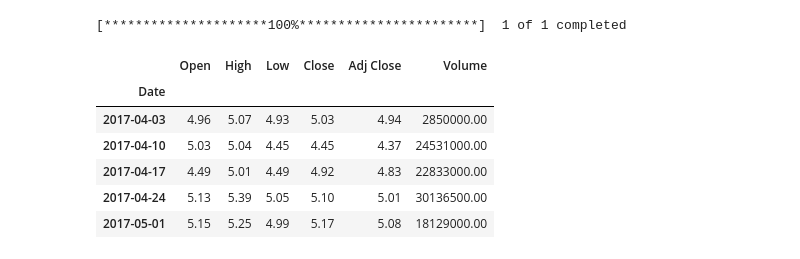
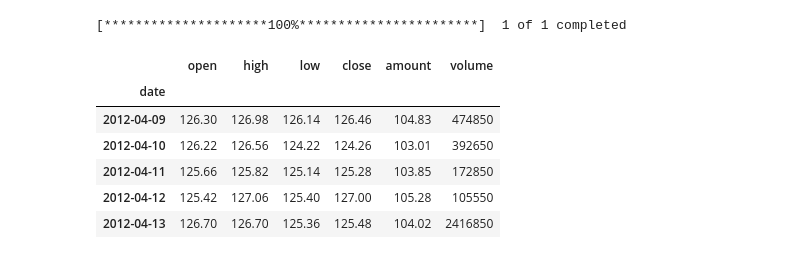
Before and after one commit to nexus4812/jupyter-sandbox, a Jupyter notebook: src/relative-strength-index-rsi-in-python.ipynb, the cells around one changed output. Saved outputs shown, nothing was run; the diff lists cells and outputs as text; code cells hidden in the pictures.

```diff
--- a/src/relative-strength-index-rsi-in-python.ipynb
+++ b/src/relative-strength-index-rsi-in-python.ipynb
@@ -13,20 +13,35 @@ import seaborn as sns
 pd.options.display.float_format = '{:6.2f}'.format
 # %%
+def convert_df_to_stock_df(df):
+    sdf = df.copy()
+    sdf.rename(columns={
+        'Open': 'open',
+        'High': 'high',
+        'Low': 'low',
+        'Close': 'close',
+        'Adj Close': 'amount',
+        'Volume': 'volume',
+    }, inplace=True)
+    sdf.index.names = ['date']
+    return StockDataFrame(sdf)
+
 data = yf.download(
-        tickers = "SOXL",
-        period = "5y",
+        tickers = "VOO",
+        period = "10y",
 
         # Valid intervals: [1m, 2m, 5m, 15m, 30m, 60m, 90m, 1h, 1d, 5d, 1wk, 1mo, 3mo]
-        interval = "1wk",
+        interval = "1d",
         group_by = 'ticker',
 )
-data.head()
+
+sdf = convert_df_to_stock_df(data)
+sdf.head()
 # %% [output]
 [*********************100%***********************]  1 of 1 completed
-|  | Open | High | Low | Close | Adj Close | Volume |
-| Date |  |  |  |  |  |  |
-| 2017-04-03 | 4.96 | 5.07 | 4.93 | 5.03 | 4.94 | 2850000.00 |
-| 2017-04-10 | 5.03 | 5.04 | 4.45 | 4.45 | 4.37 | 24531000.00 |
-| 2017-04-17 | 4.49 | 5.01 | 4.49 | 4.92 | 4.83 | 22833000.00 |
-| 2017-04-24 | 5.13 | 5.39 | 5.05 | 5.10 | 5.01 | 30136500.00 |
-| 2017-05-01 | 5.15 | 5.25 | 4.99 | 5.17 | 5.08 | 18129000.00 |
+|  | open | high | low | close | amount | volume |
+| date |  |  |  |  |  |  |
+| 2012-04-09 | 126.30 | 126.98 | 126.14 | 126.46 | 104.83 | 474850 |
+| 2012-04-10 | 126.22 | 126.56 | 124.22 | 124.26 | 103.01 | 392650 |
+| 2012-04-11 | 125.66 | 125.82 | 125.14 | 125.28 | 103.85 | 172850 |
+| 2012-04-12 | 125.42 | 127.06 | 125.40 | 127.00 | 105.28 | 105550 |
+| 2012-04-13 | 126.70 | 126.70 | 125.36 | 125.48 | 104.02 | 2416850 |
```
Also changed, not shown: parts of 8 cells of this notebook.
